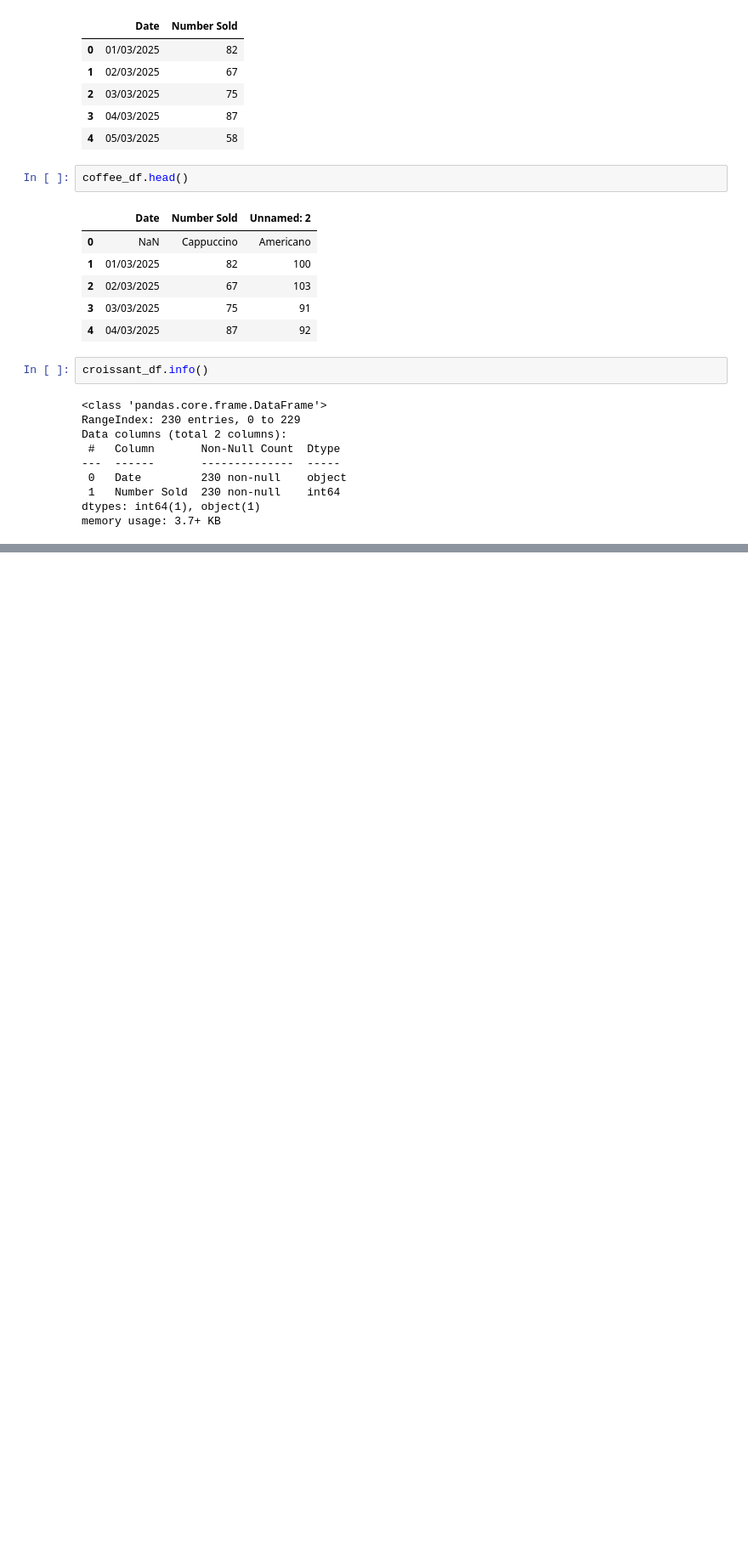
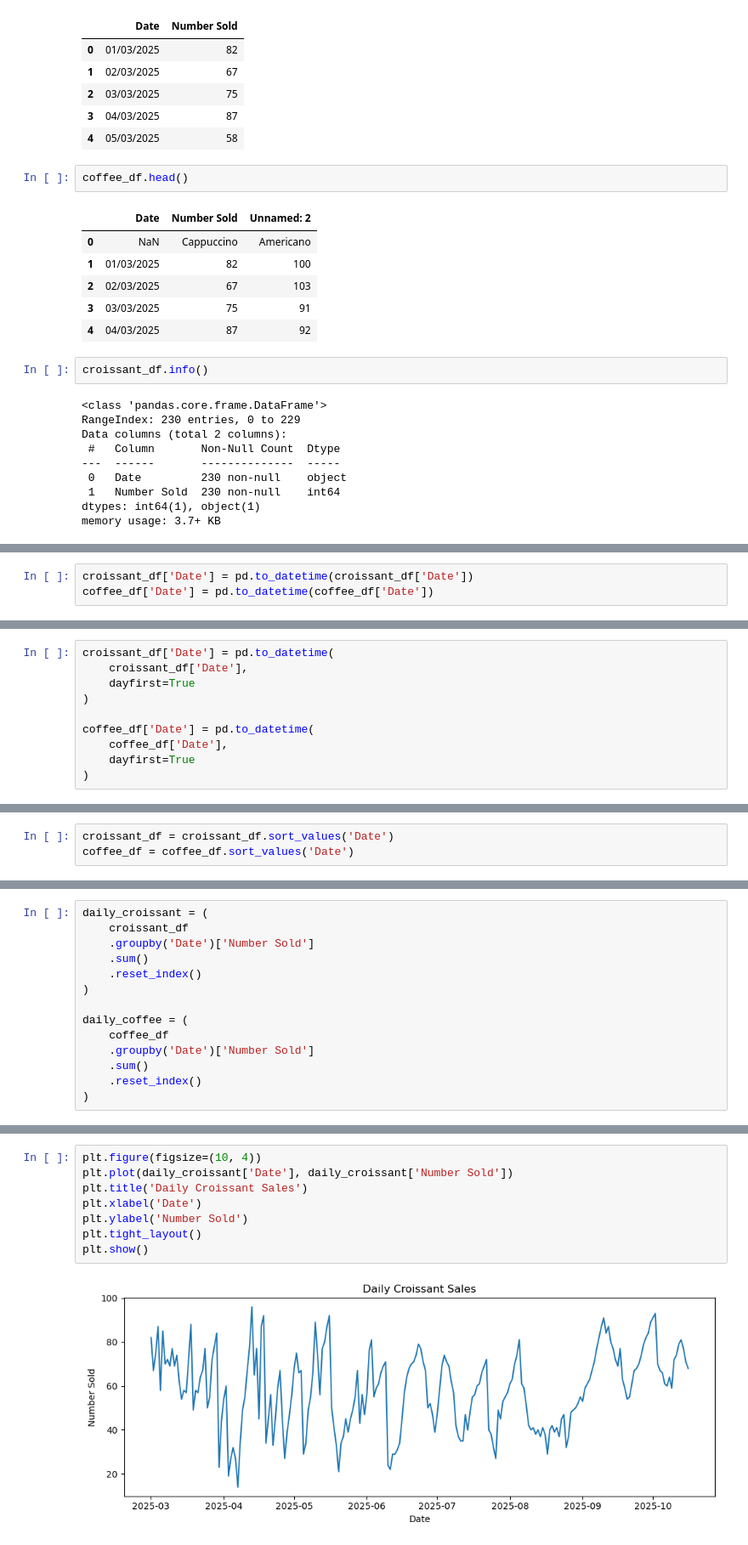
Before and after one commit to ufigiabhi/SYSDEV-Groupproject, a Jupyter notebook: ml/notebooks/01_data_loading_and_cleaning.ipynb, the cells around one changed output, grey strips where cells are left out. Shown at 85% size. Cells and saved outputs as stored; diff of their text form; blank space fills up the shorter version.

Commit message:
Visualise sales time series and justify forecasting algorithm choices

```diff
--- a/ml/notebooks/01_data_loading_and_cleaning.ipynb
+++ b/ml/notebooks/01_data_loading_and_cleaning.ipynb
@@ -45,0 +72,3 @@ memory usage: 3.7+ KB
+# %%
+croissant_df['Date'] = pd.to_datetime(croissant_df['Date'])
+coffee_df['Date'] = pd.to_datetime(coffee_df['Date'])
@@ -45,0 +80,10 @@ memory usage: 3.7+ KB
+# %%
+croissant_df['Date'] = pd.to_datetime(
+    croissant_df['Date'],
+    dayfirst=True
+)
+
+coffee_df['Date'] = pd.to_datetime(
+    coffee_df['Date'],
+    dayfirst=True
+)
@@ -45,0 +99,3 @@ memory usage: 3.7+ KB
+# %%
+croissant_df = croissant_df.sort_values('Date')
+coffee_df = coffee_df.sort_values('Date')
@@ -45,0 +106,14 @@ memory usage: 3.7+ KB
+# %%
+daily_croissant = (
+    croissant_df
+    .groupby('Date')['Number Sold']
+    .sum()
+    .reset_index()
+)
+
+daily_coffee = (
+    coffee_df
+    .groupby('Date')['Number Sold']
+    .sum()
+    .reset_index()
+)
@@ -45,0 +191,10 @@ memory usage: 3.7+ KB
+# %%
+plt.figure(figsize=(10, 4))
+plt.plot(daily_croissant['Date'], daily_croissant['Number Sold'])
+plt.title('Daily Croissant Sales')
+plt.xlabel('Date')
+plt.ylabel('Number Sold')
+plt.tight_layout()
+plt.show()
+# %% [output]
+[figure, added]
```
Also changed, not shown: parts of 18 cells of this notebook.
